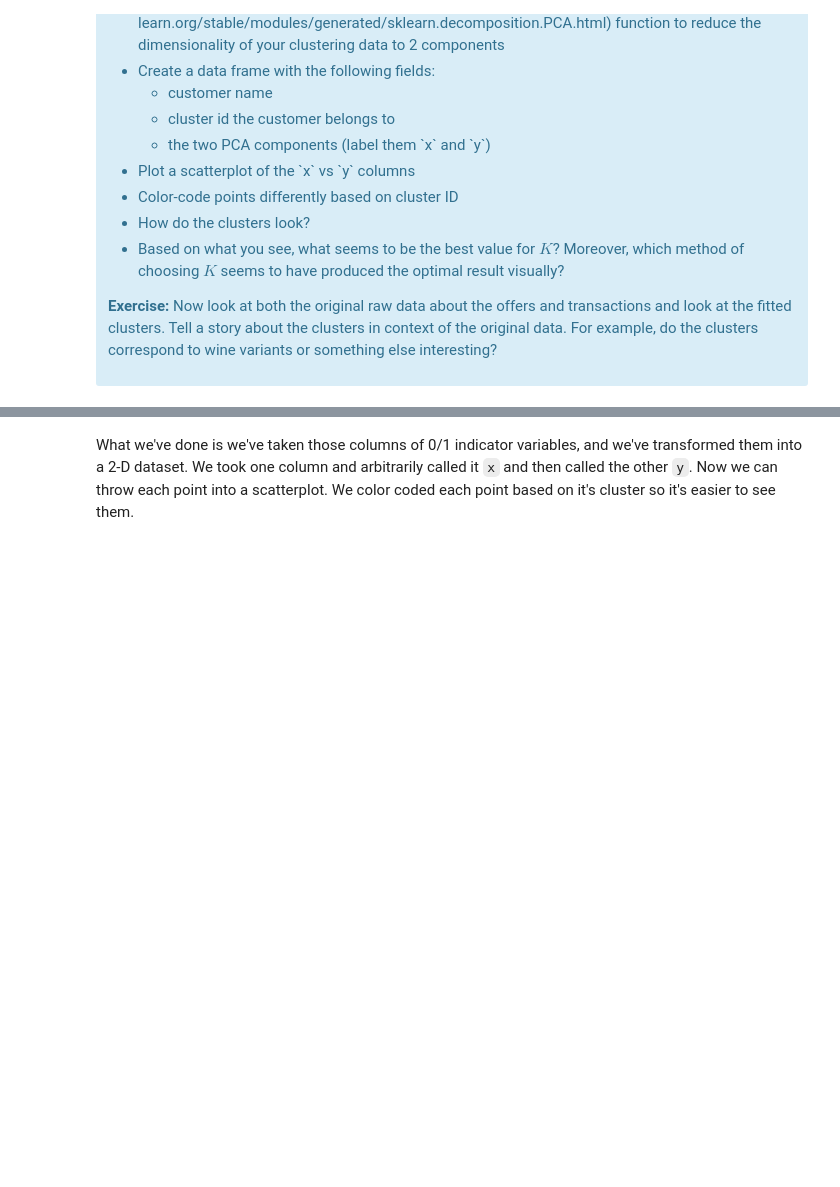
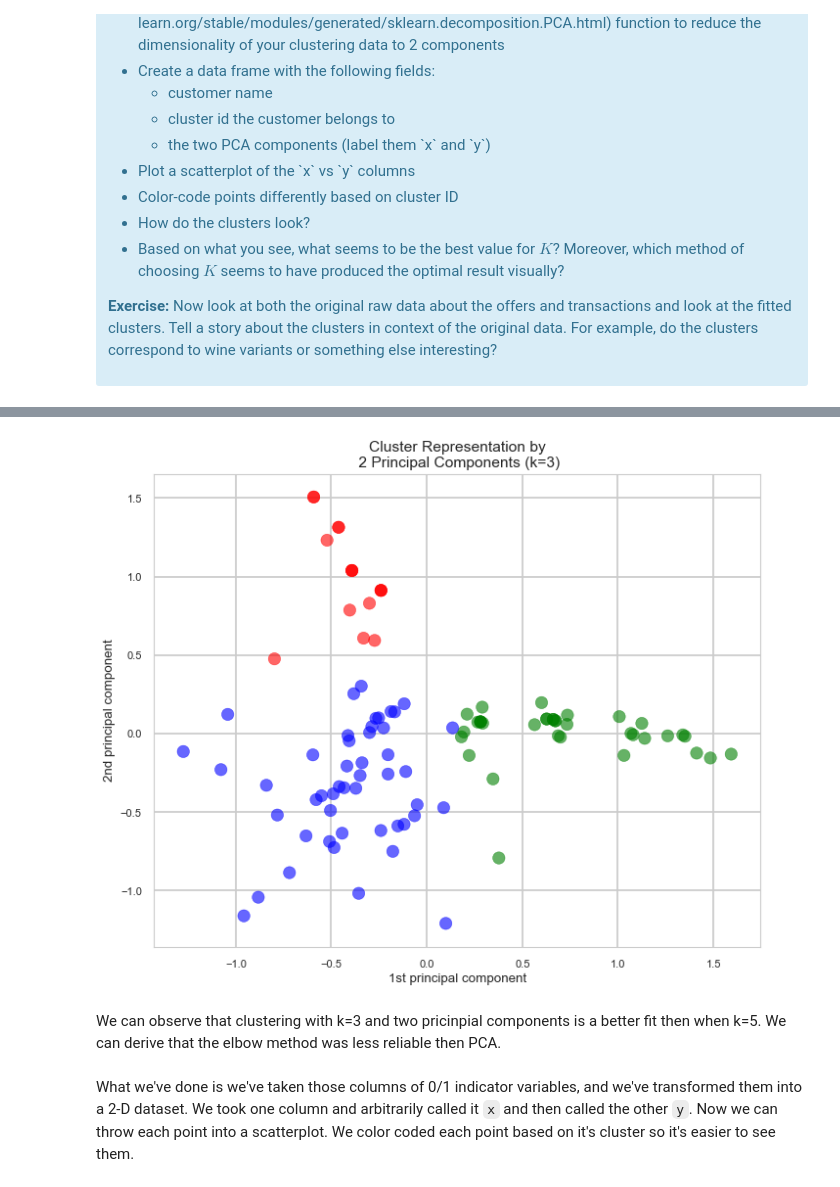
Before and after one commit to mlakabi/DataScienceCareerTrack, a Jupyter notebook: clustering/Mini_Project_Clustering.ipynb, the cells around one changed output, grey strips where cells are left out. Drawn from its saved outputs; the diff is of its cells as text; code cells hidden in the pictures; blank space fills up the shorter version.

```diff
--- a/clustering/Mini_Project_Clustering.ipynb
+++ b/clustering/Mini_Project_Clustering.ipynb
@@ -375,3 +382,34 @@ In regards to principal components we can see that orange has a high pca with re
+# %%
+#rerun with K=3 and recreate scatter plot
+fig=plt.figure(figsize=(10, 8), dpi= 80, facecolor='w', edgecolor='k')
+kmeans_update = KMeans(n_clusters=3, random_state=0).fit(x_cols)
+customers['cluster'] = kmeans_update.predict(x_cols)
+
+# Take customer names and clusters from the pivot dataframe
+customers_cluster_short = pd.DataFrame(customers['cluster']).reset_index()
+
+# Initialize and fit a PCA with 2 components
+pca = PCA(n_components=2)
+# Transform the values matrix
+X = pca.fit_transform(x_cols)
+
+# Concatenate the data frames
+customers_cluster_short_2 = pd.DataFrame(X, columns=['x', 'y'])
+df_pca = pd.concat([customers_cluster_short, customers_cluster_short_2], axis=1)
+
+# Create a scatterplot of the reduced data when k=5 as shown through the elbow plot
+plt.rcParams["figure.figsize"] = (5,5)
+colors = {0:'blue', 1:'red', 2:'green', 3:'purple', 4:'yellow'}
+plt.scatter(x=df_pca['x'], y=df_pca['y'], c=customers['cluster'].apply(lambda x: colors[x]), alpha = 0.6)
+plt.xticks(size=10)
+plt.xlabel('1st principal component', size=12)
+plt.yticks(size=10)
+plt.ylabel('2nd principal component', size=12)
+plt.title('Cluster Representation by\n 2 Principal Components (k=3)', size=14);
+# %% [output]
+[figure, added]
+# %% [markdown]
+We can observe that clustering with k=3 and two pricinpial components is a better fit then when k=5. We can derive that the elbow method was less reliable then PCA.
 # %% [markdown]
 What we've done is we've taken those columns of 0/1 indicator variables, and we've transformed them into a 2-D dataset. We took one column and arbitrarily called it `x` and then called the other `y`. Now we can throw each point into a scatterplot. We color coded each point based on it's cluster so it's easier to see them.
 # %% [markdown]
```
Also changed, not shown: parts of 5 cells of this notebook, 2 other files.
